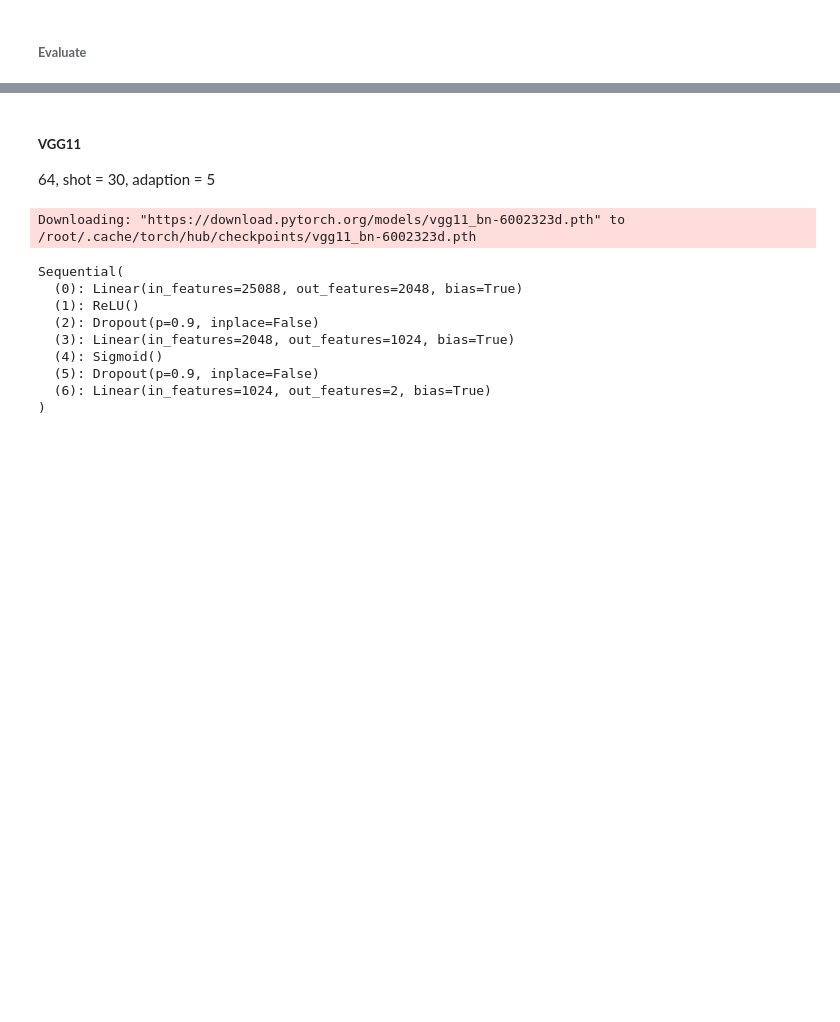
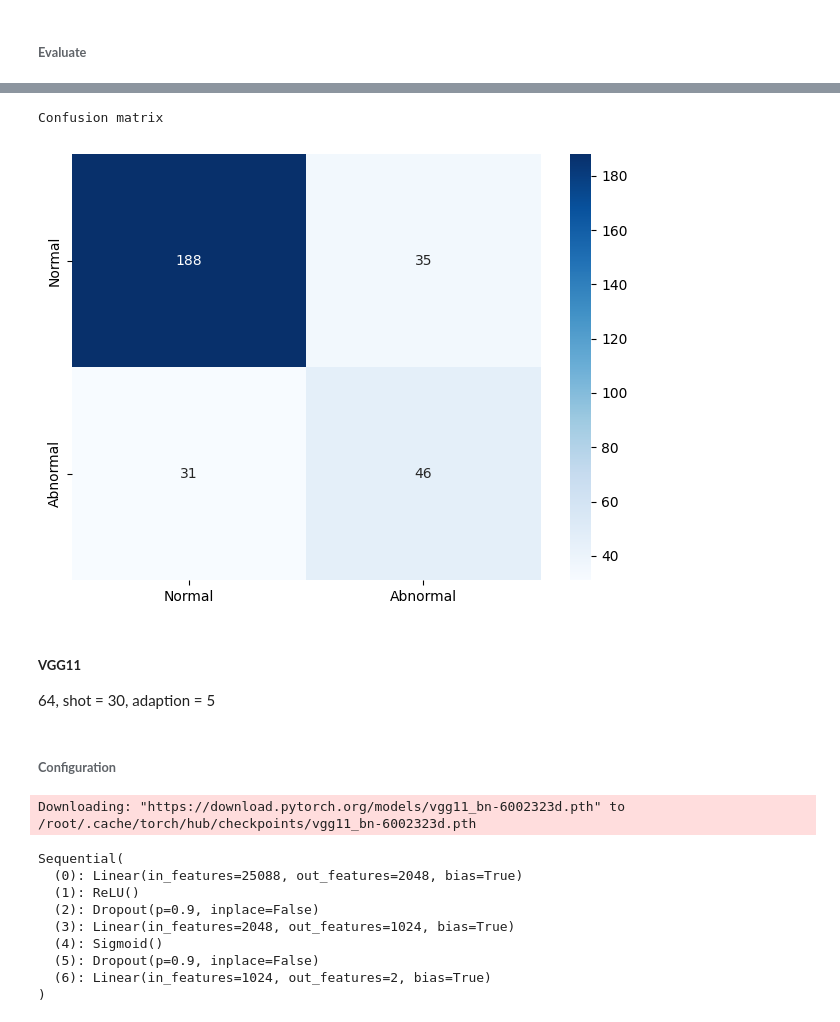
Before and after one commit to amirkasaei/Modified-Human-Sperm-Morphology-Analysis, a Jupyter notebook: MAML_Modified_Human_Sperm_Morphology_Analysis.ipynb, the cells around one changed output, grey strips where cells are left out. Cells and saved outputs as stored; diff of their text form; code cells hidden in the pictures; blank space fills up the shorter version.

```diff
--- a/MAML_Modified_Human_Sperm_Morphology_Analysis.ipynb
+++ b/MAML_Modified_Human_Sperm_Morphology_Analysis.ipynb
@@ -870,3 +1007,5 @@ Meta Test Accuracy 0.6859375089406967
+# %%
+MAML_path = "/content/drive/MyDrive/AI Projects/Meta-learning vision project/MAML_head_vgg11_2.pt"
 # %%
 model = torch.load(MAML_path)
 # %%
@@ -882 +1019,9 @@ test Loss: 0.9329 Acc: 0.7800
+# %%
+model.eval()
+outputs = model(x_test_rgb.to(device))
+_, preds = torch.max(outputs, 1)
+plot_confusionmatrix(preds.to('cpu'), y_head_test_tensor, classes)
+# %% [output]
+Confusion matrix
+[figure, added]
 # %%
@@ -884,6 +1029,8 @@ torch.save(model, '/content/drive/MyDrive/AI Projects/MAML models/MAML_head_vgg1
 # %% [markdown]
 ##### **VGG11**
 64, shot = 30, adaption = 5
+# %% [markdown]
+###### **Configuration**
 # %%
 vgg11 = torchvision.models.vgg11_bn(pretrained=True)
 num_ftrs = vgg11.classifier[0].in_features
```
Also changed, not shown: parts of 40 cells of this notebook.
